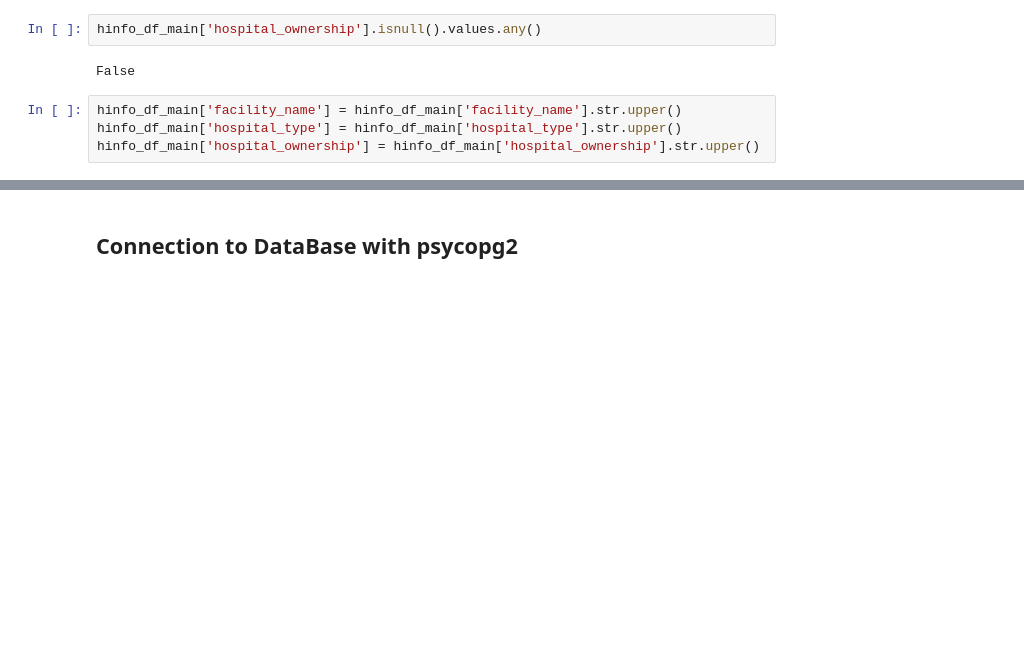
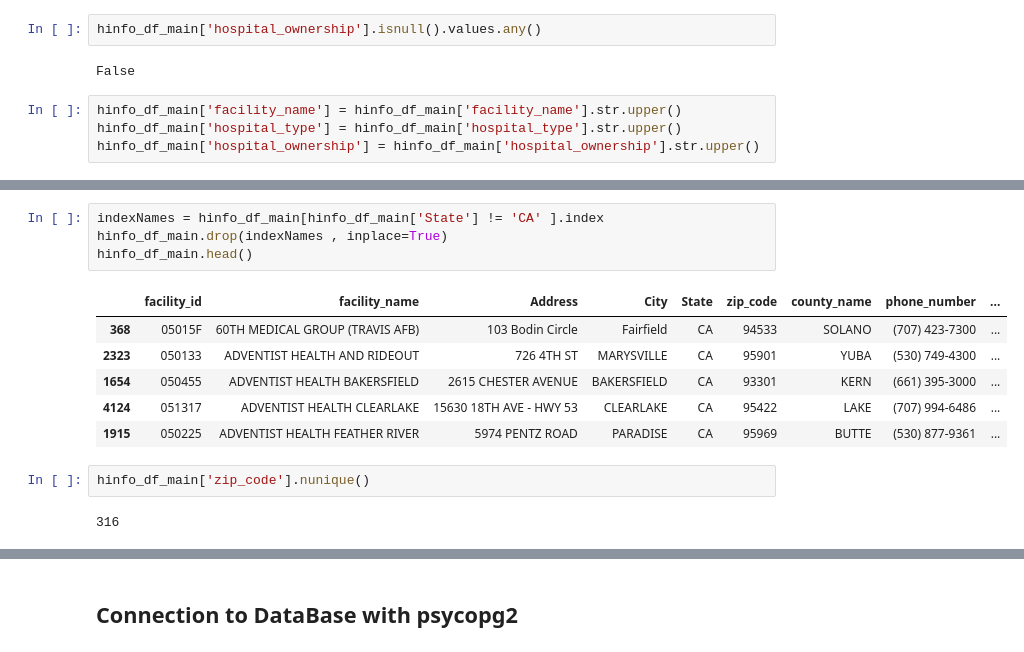
Before and after one commit to zsvorenova/ETL-project, a Jupyter notebook: hinfo_db.ipynb, the cells around one changed output, grey strips where cells are left out. Drawn from its saved outputs; the diff is of its cells as text; blank space fills up the shorter version.

```diff
--- a/hinfo_db.ipynb
+++ b/hinfo_db.ipynb
@@ -120,3 +122,18 @@ hinfo_df_main.head()
 | 2366 | 02013F | 673RD MEDICAL GROUP (JOINT BASE E... | 673 MDG 5955 Zeamer Ave | JBER | AK | 99506 | ANCHORAGE | (907) 384-1110 | ... |
 | 229 | 25039F | 81ST MEDICAL GROUP (KEESLER AFB) | 81 MDG 301 Fisher St. Suite 109 | Biloxi | MS | 39530 | HARRISON | (228) 377-6393 | ... |
 | 4242 | 36006F | 88TH MEDICAL GROUP (WRIGHT-PATTER... | 88 MDG 4881 Sugar Maple Dr. | Wright-Patterson AFB | OH | 45433 | GREENE | (937) 257-9926 | ... |
+# %%
+indexNames = hinfo_df_main[hinfo_df_main['State'] != 'CA' ].index
+hinfo_df_main.drop(indexNames , inplace=True)
+hinfo_df_main.head()
+# %% [output]
+|  | facility_id | facility_name | Address | City | State | zip_code | county_name | phone_number | ... |
+| 368 | 05015F | 60TH MEDICAL GROUP (TRAVIS AFB) | 103 Bodin Circle | Fairfield | CA | 94533 | SOLANO | (707) 423-7300 | ... |
+| 2323 | 050133 | ADVENTIST HEALTH AND RIDEOUT | 726 4TH ST | MARYSVILLE | CA | 95901 | YUBA | (530) 749-4300 | ... |
+| 1654 | 050455 | ADVENTIST HEALTH BAKERSFIELD | 2615 CHESTER AVENUE | BAKERSFIELD | CA | 93301 | KERN | (661) 395-3000 | ... |
+| 4124 | 051317 | ADVENTIST HEALTH CLEARLAKE | 15630 18TH AVE - HWY 53 | CLEARLAKE | CA | 95422 | LAKE | (707) 994-6486 | ... |
+| 1915 | 050225 | ADVENTIST HEALTH FEATHER RIVER | 5974 PENTZ ROAD | PARADISE | CA | 95969 | BUTTE | (530) 877-9361 | ... |
+# %%
+hinfo_df_main['zip_code'].nunique()
+# %% [output]
+316
```
Also changed, not shown: parts of 12 cells of this notebook, 2 other files.
